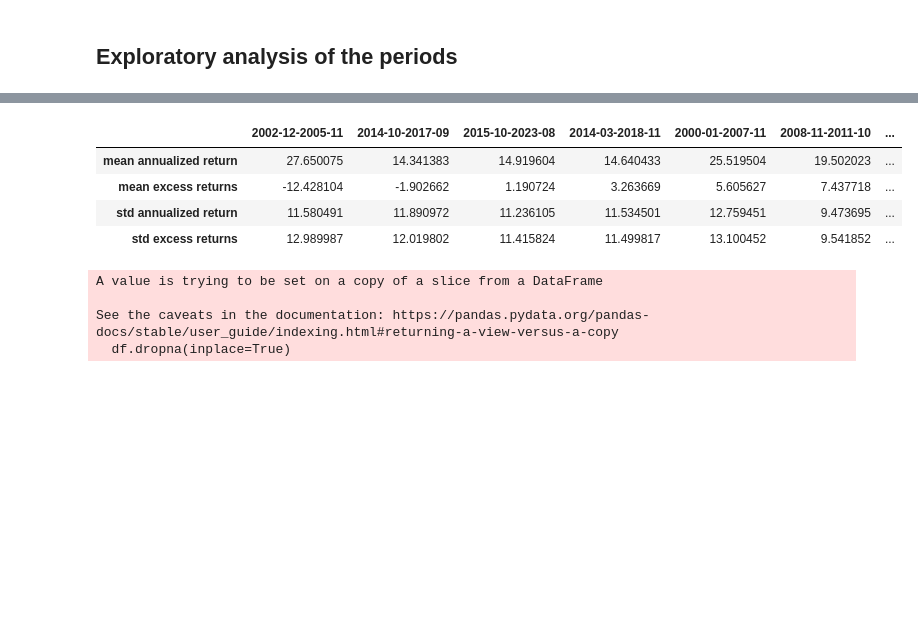
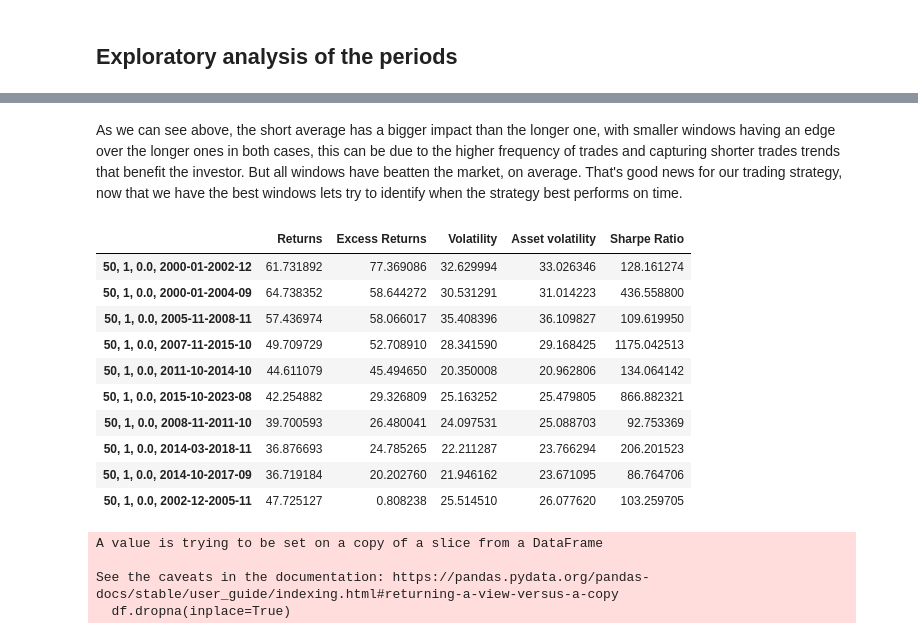
Before and after one commit to RafaelM0raes/MyJourneyInFinancialMarkets, a Jupyter notebook: Artigo 1.ipynb, the cells around one changed output, grey strips where cells are left out. Drawn from its saved outputs; the diff is of its cells as text; code cells hidden in the pictures; blank space fills up the shorter version.

```diff
--- a/Artigo 1.ipynb
+++ b/Artigo 1.ipynb
@@ -204,0 +237,20 @@ backtest_results.describe()
+# %%
+windows = {}
+for row in backtest_results.to_dict("records"):
+    if row["Window"] in windows:
+        windows[row["Window"]].append(row)
+    else:
+        windows[row["Window"]] = [row]
+
+window_stats = pd.DataFrame([])
+for window in windows.keys():
+    df_tmp = pd.DataFrame(windows[window])
+    window_stats = pd.concat([window_stats, pd.DataFrame({
+        window:{
+            "mean annualized return": np.mean(df_tmp["Annualized Returns Total"]),
+            "mean excess returns": np.mean(df_tmp["Annualized Returns Total"] - df_tmp["Annualized Asset Return"]),
+            "std annualized return": np.std(df_tmp["Annualized Returns Total"]),
+            "std excess returns": np.std(df_tmp["Annualized Returns Total"] - df_tmp["Annualized Asset Return"]),
+            "mean sharpe ratio": np.mean(df_tmp["Sharpe Ratio"])
+    }})], axis=1)
+window_stats.sort_values("mean annualized return", axis=1)
@@ -205,28 +265,26 @@ backtest_results.describe()
+# %% [markdown]
+As we can see above, the short average has a bigger impact than the longer one, with smaller windows having an edge over the longer ones in both cases, this can be due to the higher frequency of trades and capturing shorter trades trends that benefit the investor. But all windows have beatten the market, on average. That's good news for our trading strategy, now that we have the best windows lets try to identify when the strategy best performs on time.
 # %%
-backtest_results["period"] = backtest_results.index.str[-15:]
-periods = dict()
-for row in backtest_results.to_dict("records"):
-    if row["period"] in periods:
-        periods[row["period"]].append(row)
-    else:
-        periods[row["period"]] = [row]
-periods_stats = pd.DataFrame([])
-for period in periods.keys():
-    df_tmp = pd.DataFrame(periods[period])
-    periods_stats = pd.concat([periods_stats, pd.DataFrame({
-        period:{
-            "mean annualized return": np.mean(df_tmp["Annualized Returns Total"]),
-            "mean excess returns": np.mean(df_tmp["Annualized Returns Total"] - df_tmp["Annualized Asset Return"]),
-            "std annualized return": np.std(df_tmp["Annualized Returns Total"]),
-            "std excess returns": np.std(df_tmp["Annualized Returns Total"] - df_tmp["Annualized Asset Return"]),
-    }})], axis=1)
-periods_stats.sort_values("mean excess returns", axis=1)
+best_window = window_stats.sort_values("mean annualized return", axis=1).columns[-1]
+backtest_results_best_window = backtest_results[backtest_results["Window"] == best_window]
+results_best_params = pd.DataFrame({"Returns": backtest_results_best_window["Annualized Returns Total"],
+                                    "Excess Returns": backtest_results_best_window["Annualized Returns Total"] - backtest_results_best_window["Annualized Asset Return"],
+                                    "Volatility": backtest_results_best_window["Annualized Volatility Total"],
+                                    "Asset volatility": backtest_results_best_window["Asset Annualized Volatility"],
+                                    "Sharpe Ratio": backtest_results_best_window["Sharpe Ratio"]})
+results_best_params.sort_values("Excess Returns", ascending=False).iloc[[*range(5), *range(-5, 0)]]
 # %% [output]
-|  | 2002-12-2005-11 | 2014-10-2017-09 | 2015-10-2023-08 | 2014-03-2018-11 | 2000-01-2007-11 | 2008-11-2011-10 | ... |
-| mean annualized return | 27.650075 | 14.341383 | 14.919604 | 14.640433 | 25.519504 | 19.502023 | ... |
-| mean excess returns | -12.428104 | -1.902662 | 1.190724 | 3.263669 | 5.605627 | 7.437718 | ... |
-| std annualized return | 11.580491 | 11.890972 | 11.236105 | 11.534501 | 12.759451 | 9.473695 | ... |
-| std excess returns | 12.989987 | 12.019802 | 11.415824 | 11.499817 | 13.100452 | 9.541852 | ... |
+|  | Returns | Excess Returns | Volatility | Asset volatility | Sharpe Ratio |
+| 50, 1, 0.0, 2000-01-2002-12 | 61.731892 | 77.369086 | 32.629994 | 33.026346 | 128.161274 |
+| 50, 1, 0.0, 2000-01-2004-09 | 64.738352 | 58.644272 | 30.531291 | 31.014223 | 436.558800 |
+| 50, 1, 0.0, 2005-11-2008-11 | 57.436974 | 58.066017 | 35.408396 | 36.109827 | 109.619950 |
+| 50, 1, 0.0, 2007-11-2015-10 | 49.709729 | 52.708910 | 28.341590 | 29.168425 | 1175.042513 |
+| 50, 1, 0.0, 2011-10-2014-10 | 44.611079 | 45.494650 | 20.350008 | 20.962806 | 134.064142 |
+| 50, 1, 0.0, 2015-10-2023-08 | 42.254882 | 29.326809 | 25.163252 | 25.479805 | 866.882321 |
+| 50, 1, 0.0, 2008-11-2011-10 | 39.700593 | 26.480041 | 24.097531 | 25.088703 | 92.753369 |
+| 50, 1, 0.0, 2014-03-2018-11 | 36.876693 | 24.785265 | 22.211287 | 23.766294 | 206.201523 |
+| 50, 1, 0.0, 2014-10-2017-09 | 36.719184 | 20.202760 | 21.946162 | 23.671095 | 86.764706 |
+| 50, 1, 0.0, 2002-12-2005-11 | 47.725127 | 0.808238 | 25.514510 | 26.077620 | 103.259705 |
 # %%
 res = returns_moving_averages(series.loc[datetime.datetime(year=2007, month=11, day=1):datetime.datetime(year=2015, month=10, day=1)])
 ax = pd.DataFrame(np.append(res["return array buy signal"], res["return array sell signal"], axis=0)).sort_values(0).set_index(0).cumprod().plot.line(legend=False)
```
Also changed, not shown: parts of 12 cells of this notebook.
